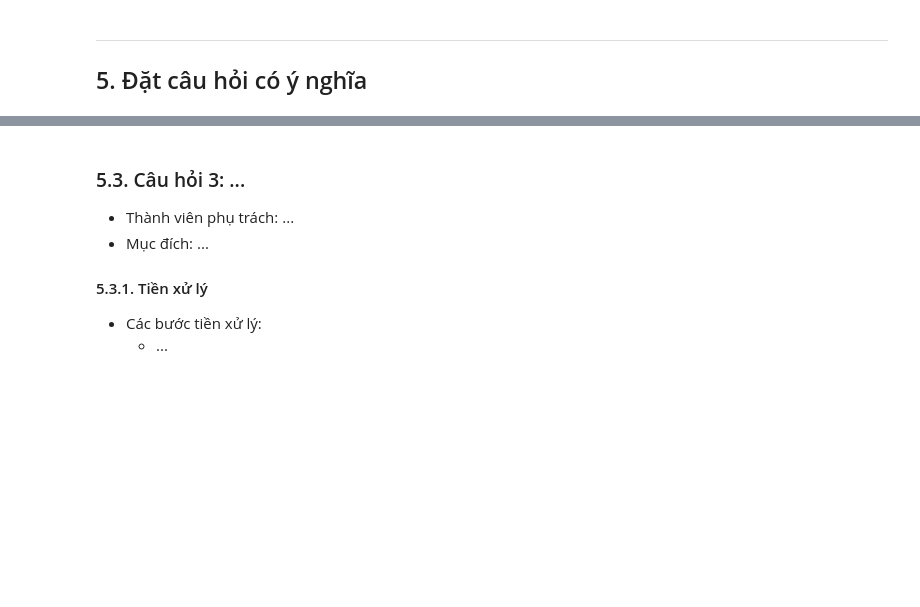
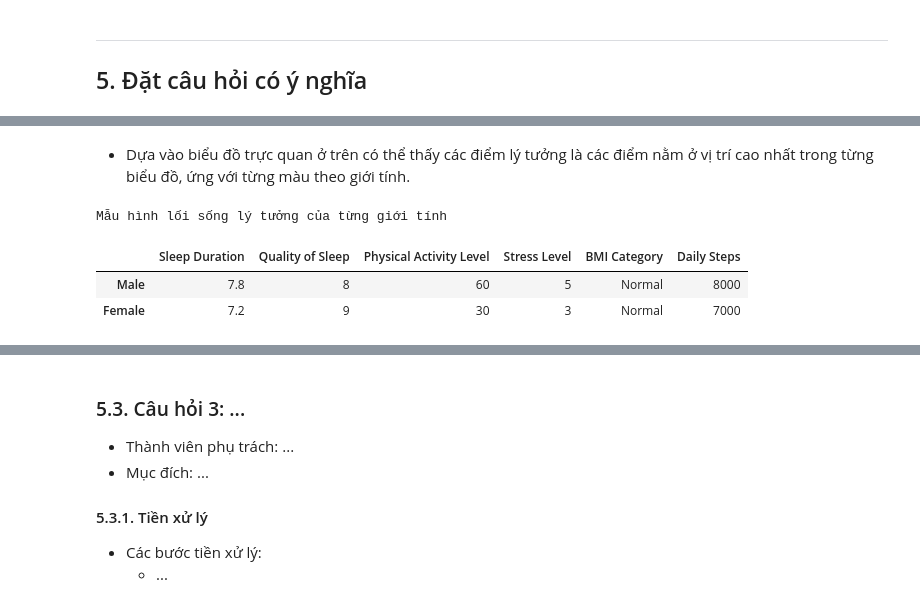
Before and after one commit to khiemnguyen812/Final_Prj_CSC17104_21KHDL1, a Jupyter notebook: Notebook.ipynb, the cells around one changed output, grey strips where cells are left out. Drawn from its saved outputs; the diff is of its cells as text; code cells hidden in the pictures; blank space fills up the shorter version.

```diff
--- a/Notebook.ipynb
+++ b/Notebook.ipynb
@@ -339,2 +329,9 @@ Name: count, dtype: int64
 # %%
 # TODO: Code tiền xử lý câu hỏi 1
+
+# Bước 1
+good_lifestyle_df = df[['Sleep Duration', 'Quality of Sleep', 'Physical Activity Level', 'Stress Level', 'BMI Category', 'Daily Steps']]
+
+# Bước 2
+good_lifestyle_df = good_lifestyle_df[df['Sleep Disorder'] == 'No']
+good_lifestyle_df
@@ -347,0 +420,17 @@ Name: count, dtype: int64
+# %% [markdown]
+- Dựa vào biểu đồ trực quan ở trên có thể thấy các điểm lý tưởng là các điểm nằm ở vị trí cao nhất trong từng biểu đồ, ứng với từng màu theo giới tính.
+# %%
+# Bước 3
+
+def choose_best(col: pd.Series):
+    male = list(col['Male'].keys())[0]
+    female = list(col['Female'].keys())[0]
+    return pd.Series([male, female], index=col.index)
+
+print('Mẫu hình lối sống lý tưởng của từng giới tính')
+counts_df.agg(choose_best)
+# %% [output]
+Mẫu hình lối sống lý tưởng của từng giới tính
+|  | Sleep Duration | Quality of Sleep | Physical Activity Level | Stress Level | BMI Category | Daily Steps |
+| Male | 7.8 | 8 | 60 | 5 | Normal | 8000 |
+| Female | 7.2 | 9 | 30 | 3 | Normal | 7000 |
```
Also changed, not shown: parts of 16 cells of this notebook.
